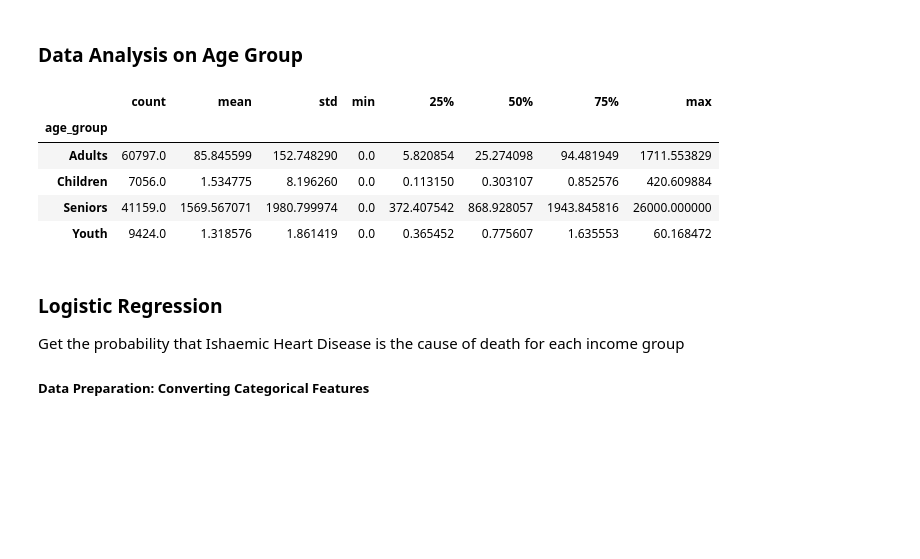
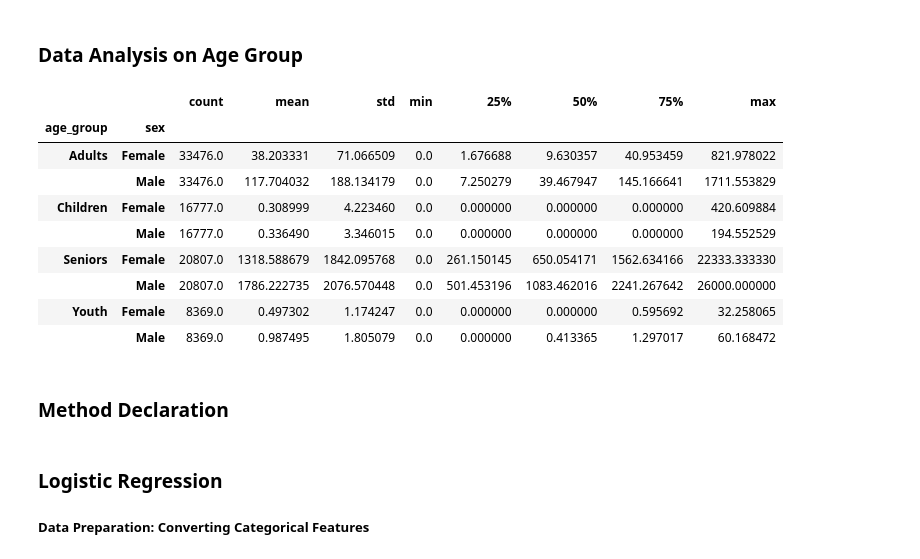
Before and after one commit to abccastro/House-Price-Prediction-using-Polynomial-Regression, a Jupyter notebook: Project/AML2203/Mid-term Project/Group 7 (Mid-term Project) - By Income Grouping and Sex.ipynb, the cells around one changed output. Drawn from its saved outputs; the diff is of its cells as text; code cells hidden in the pictures; blank space fills up the shorter version.

```diff
--- a/Project/AML2203/Mid-term Project/Group 7 (Mid-term Project) - By Income Grouping and Sex.ipynb
+++ b/Project/AML2203/Mid-term Project/Group 7 (Mid-term Project) - By Income Grouping and Sex.ipynb
@@ -232,37 +232,43 @@ plt.show()
 # %%
 # Regroup the category of the previous age group
 # Reference for age grouping: https://www.statcan.gc.ca/en/concepts/definitions/age2
 
 ihd_with_ig_df['age_group'] = np.where(ihd_with_ig_df['age_group'] == '[0]', 'Children', ihd_with_ig_df['age_group'])
 ihd_with_ig_df['age_group'] = np.where(ihd_with_ig_df['age_group'] == '[1-4]', 'Children', ihd_with_ig_df['age_group'])
 ihd_with_ig_df['age_group'] = np.where(ihd_with_ig_df['age_group'] == '[5-9]', 'Children', ihd_with_ig_df['age_group'])
 ihd_with_ig_df['age_group'] = np.where(ihd_with_ig_df['age_group'] == '[10-14]', 'Children', ihd_with_ig_df['age_group'])
 
 ihd_with_ig_df['age_group'] = np.where(ihd_with_ig_df['age_group'] == '[15-19]', 'Youth', ihd_with_ig_df['age_group'])
 ihd_with_ig_df['age_group'] = np.where(ihd_with_ig_df['age_group'] == '[20-24]', 'Youth', ihd_with_ig_df['age_group'])
 
 ihd_with_ig_df['age_group'] = np.where(ihd_with_ig_df['age_group'] == '[25-29]', 'Adults', ihd_with_ig_df['age_group'])
 ihd_with_ig_df['age_group'] = np.where(ihd_with_ig_df['age_group'] == '[30-34]', 'Adults', ihd_with_ig_df['age_group'])
 ihd_with_ig_df['age_group'] = np.where(ihd_with_ig_df['age_group'] == '[35-39]', 'Adults', ihd_with_ig_df['age_group'])
 ihd_with_ig_df['age_group'] = np.where(ihd_with_ig_df['age_group'] == '[40-44]', 'Adults', ihd_with_ig_df['age_group'])
 ihd_with_ig_df['age_group'] = np.where(ihd_with_ig_df['age_group'] == '[45-49]', 'Adults', ihd_with_ig_df['age_group'])
 ihd_with_ig_df['age_group'] = np.where(ihd_with_ig_df['age_group'] == '[50-54]', 'Adults', ihd_with_ig_df['age_group'])
 ihd_with_ig_df['age_group'] = np.where(ihd_with_ig_df['age_group'] == '[55-59]', 'Adults', ihd_with_ig_df['age_group'])
 ihd_with_ig_df['age_group'] = np.where(ihd_with_ig_df['age_group'] == '[60-64]', 'Adults', ihd_with_ig_df['age_group'])
 
 ihd_with_ig_df['age_group'] = np.where(ihd_with_ig_df['age_group'] == '[65-69]', 'Seniors', ihd_with_ig_df['age_group'])
 ihd_with_ig_df['age_group'] = np.where(ihd_with_ig_df['age_group'] == '[70-74]', 'Seniors', ihd_with_ig_df['age_group'])
 ihd_with_ig_df['age_group'] = np.where(ihd_with_ig_df['age_group'] == '[75-79]', 'Seniors', ihd_with_ig_df['age_group'])
 ihd_with_ig_df['age_group'] = np.where(ihd_with_ig_df['age_group'] == '[80-84]', 'Seniors', ihd_with_ig_df['age_group'])
 ihd_with_ig_df['age_group'] = np.where(ihd_with_ig_df['age_group'] == '[85+]', 'Seniors', ihd_with_ig_df['age_group'])
 
 
 # Group data by income_grouping
-ihd_with_ig_df.groupby(['age_group'])['death_rate_per_100000'].describe()
+ihd_with_ig_df.groupby(['age_group', 'sex'])['death_rate_per_100000'].describe()
 # %% [output]
-|  | count | mean | std | min | 25% | 50% | 75% | max |
-| age_group |  |  |  |  |  |  |  |  |
-| Adults | 60797.0 | 85.845599 | 152.748290 | 0.0 | 5.820854 | 25.274098 | 94.481949 | 1711.553829 |
-| Children | 7056.0 | 1.534775 | 8.196260 | 0.0 | 0.113150 | 0.303107 | 0.852576 | 420.609884 |
-| Seniors | 41159.0 | 1569.567071 | 1980.799974 | 0.0 | 372.407542 | 868.928057 | 1943.845816 | 26000.000000 |
-| Youth | 9424.0 | 1.318576 | 1.861419 | 0.0 | 0.365452 | 0.775607 | 1.635553 | 60.168472 |
+|  |  | count | mean | std | min | 25% | 50% | 75% | max |
+| age_group | sex |  |  |  |  |  |  |  |  |
+| Adults | Female | 33476.0 | 38.203331 | 71.066509 | 0.0 | 1.676688 | 9.630357 | 40.953459 | 821.978022 |
+|  | Male | 33476.0 | 117.704032 | 188.134179 | 0.0 | 7.250279 | 39.467947 | 145.166641 | 1711.553829 |
+| Children | Female | 16777.0 | 0.308999 | 4.223460 | 0.0 | 0.000000 | 0.000000 | 0.000000 | 420.609884 |
+|  | Male | 16777.0 | 0.336490 | 3.346015 | 0.0 | 0.000000 | 0.000000 | 0.000000 | 194.552529 |
+| Seniors | Female | 20807.0 | 1318.588679 | 1842.095768 | 0.0 | 261.150145 | 650.054171 | 1562.634166 | 22333.333330 |
+|  | Male | 20807.0 | 1786.222735 | 2076.570448 | 0.0 | 501.453196 | 1083.462016 | 2241.267642 | 26000.000000 |
+| Youth | Female | 8369.0 | 0.497302 | 1.174247 | 0.0 | 0.000000 | 0.000000 | 0.595692 | 32.258065 |
+|  | Male | 8369.0 | 0.987495 | 1.805079 | 0.0 | 0.000000 | 0.413365 | 1.297017 | 60.168472 |
+# %% [markdown]
+### Method Declaration
@@ -269,6 +309,5 @@ ihd_with_ig_df.groupby(['age_group'])['death_rate_per_100000'].describe()
 # %% [markdown]
 ### Logistic Regression
-Get the probability that Ishaemic Heart Disease is the cause of death for each income group
 
 ##### Data Preparation: Converting Categorical Features
 # %%
```
Also changed, not shown: parts of 33 cells of this notebook.
